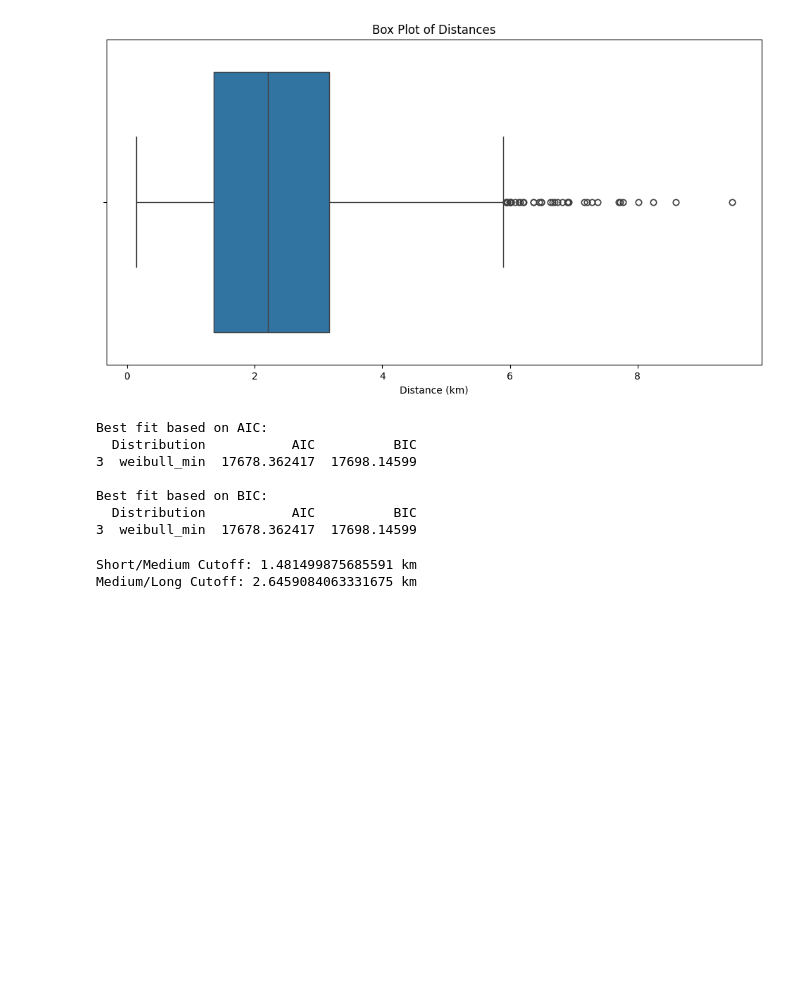
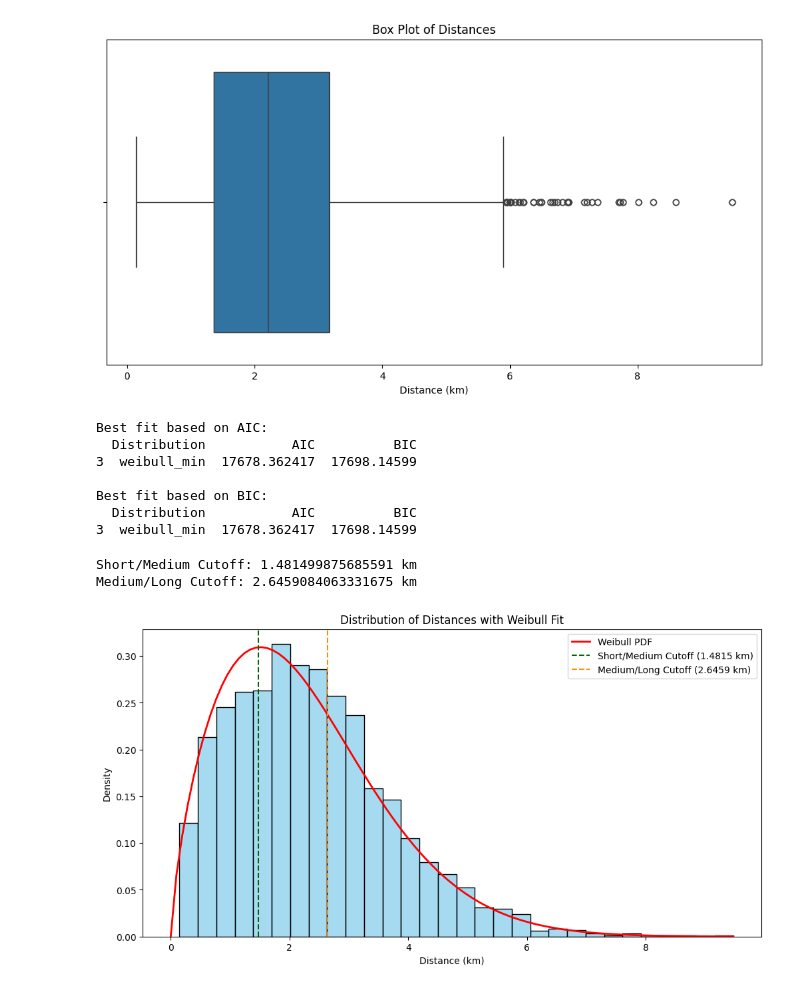
Before and after one commit to anonUnderground/openDataStories, a Jupyter notebook: src/data-processing/create_kiosk_vis_json.ipynb, the cells around one changed output. Saved outputs shown, nothing was run; the diff lists cells and outputs as text; code cells hidden in the pictures; blank space fills up the shorter version.

```diff
--- a/src/data-processing/create_kiosk_vis_json.ipynb
+++ b/src/data-processing/create_kiosk_vis_json.ipynb
@@ -220,6 +220,30 @@ print(f"Medium/Long Cutoff: {upper_cutoff} km")
 # %% [output]
 Short/Medium Cutoff: 1.481499875685591 km
 Medium/Long Cutoff: 2.6459084063331675 km
+# %%
+#Histogram for distribution of distances with actual cutoff values in the labels
+plt.figure(figsize=(12, 6))
+sns.histplot(distance_df['Distance'], kde=False, bins=30, stat='density', color='skyblue')
+
+# Plot Weibull PDF for comparison
+x = np.linspace(0, distance_df['Distance'].max(), 100)
+y = weibull_min.pdf(x, shape_param, scale=scale_param)
+plt.plot(x, y, 'r-', lw=2, label='Weibull PDF')
+
+# Add cutoff lines with labels using variables
+plt.axvline(lower_cutoff, color='darkgreen', linestyle='--',
+            label=f'Short/Medium Cutoff ({lower_cutoff:.4f} km)')
+plt.axvline(upper_cutoff, color='darkorange', linestyle='--',
+            label=f'Medium/Long Cutoff ({upper_cutoff:.4f} km)')
+
+plt.title('Distribution of Distances with Weibull Fit')
+plt.xlabel('Distance (km)')
+plt.ylabel('Density')
+plt.legend()
+
+plt.show()
+# %% [output]
+[figure, added]
 # %%
 # Saving the DataFrame as a JSON file
 distance_df.to_json('../../dist/data/processed/kiosk_vis_paths.json', orient='records')
```
Also changed, not shown: 1 other file.
